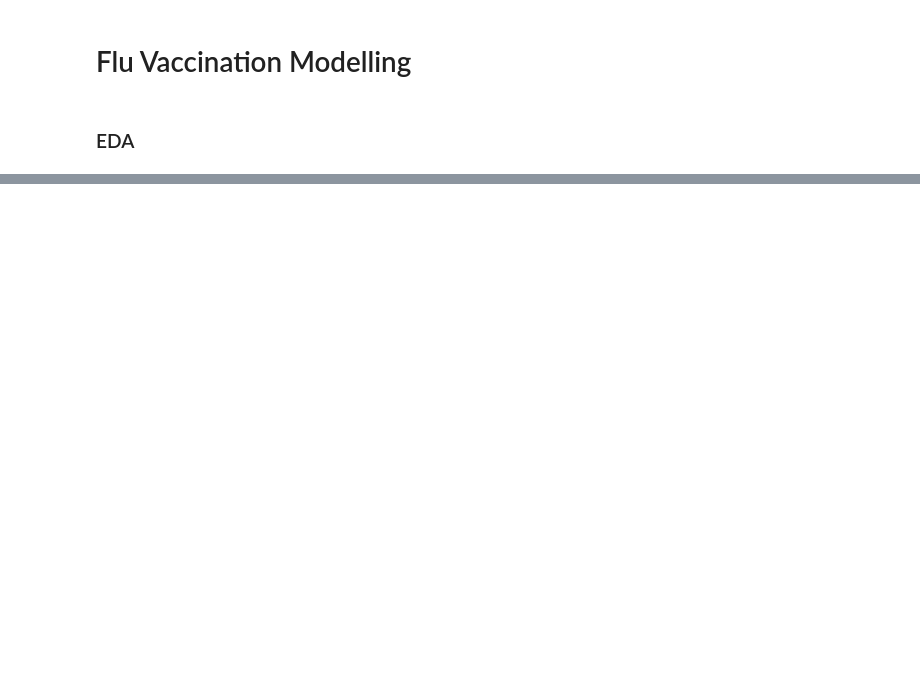
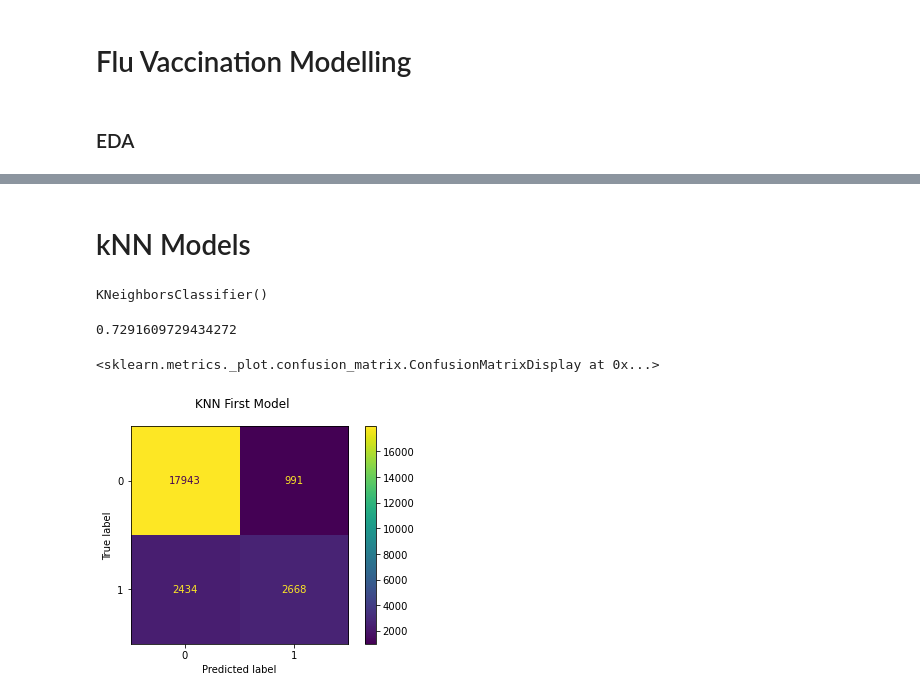
Before and after one commit to emykes/Flu_Vaccination_ML, a Jupyter notebook: Notebooks/Brooke/Brooke_EDA.ipynb, the cells around one changed output, grey strips where cells are left out. Cells and saved outputs as stored; diff of their text form; code cells hidden in the pictures; blank space fills up the shorter version.

Commit message:
Made some KNN models

```diff
--- a/Notebooks/Brooke/Brooke_EDA.ipynb
+++ b/Notebooks/Brooke/Brooke_EDA.ipynb
@@ -89,8 +193,8 @@ for i in feat.columns.drop('respondent_id'):
 # %%
 # Set up entries for the pipeline
-
 num_transformer = Pipeline(steps=[
-    ('num_imputer', SimpleImputer(strategy='median'))
+    ('num_imputer', SimpleImputer(strategy='median')),
+    ('scaler', StandardScaler())
     ])
 
 ohe_transformer = Pipeline(steps=[
@@ -100,7 +204,8 @@ ohe_transformer = Pipeline(steps=[
 
 freq_transformer = Pipeline(steps=[
     ('freq_encoder', ce.count.CountEncoder(normalize=True, min_group_size=.05)),
-    ('freq_imputer', SimpleImputer(strategy='constant', fill_value=0))
+    ('freq_imputer', SimpleImputer(strategy='constant', fill_value=0)),
+    ('minmaxscaler', MinMaxScaler())
 ])
 # %%
 # Group everything together with ColumnTransformer
@@ -110,3 +216,6 @@ preprocessor = ColumnTransformer(
         ('ohe', ohe_transformer, ohe_cols),
         ('freq', freq_transformer, freq_cols)
     ])
+# %%
+# Fit the preprocessor with X_train
+preprocessor.fit(X_train)
@@ -112,0 +240,4 @@ preprocessor = ColumnTransformer(
+# %%
+# Just out of curiosity, let's see what this looks like
+X_tr_transformed = preprocessor.transform(X_train)
+X_tr_transformed.shape
@@ -112,0 +263,24 @@ preprocessor = ColumnTransformer(
+# %% [markdown]
+# kNN Models
+# %%
+# First baseline KNN model using X_train transformed by the pipeline
+knn_base = KNeighborsClassifier()
+knn_base.fit(X_tr_transformed, y_train)
+# %% [output]
+KNeighborsClassifier()
+# %%
+# Predictions and precision scores for baseline kNN model
+y_tr_hat = knn_base.predict(X_tr_transformed)
+precision_score(y_train, y_tr_hat)
+# %% [output]
+0.7291609729434272
+# %%
+# Get confusion matrix
+fig, ax = plt.subplots()
+
+fig.suptitle("KNN First Model")
+
+plot_confusion_matrix(estimator=knn_base, X=X_tr_transformed, y_true=y_train, ax=ax)
+# %% [output]
+<sklearn.metrics._plot.confusion_matrix.ConfusionMatrixDisplay at 0x...>
+[figure, added]
```
Also changed, not shown: parts of 37 cells of this notebook.
